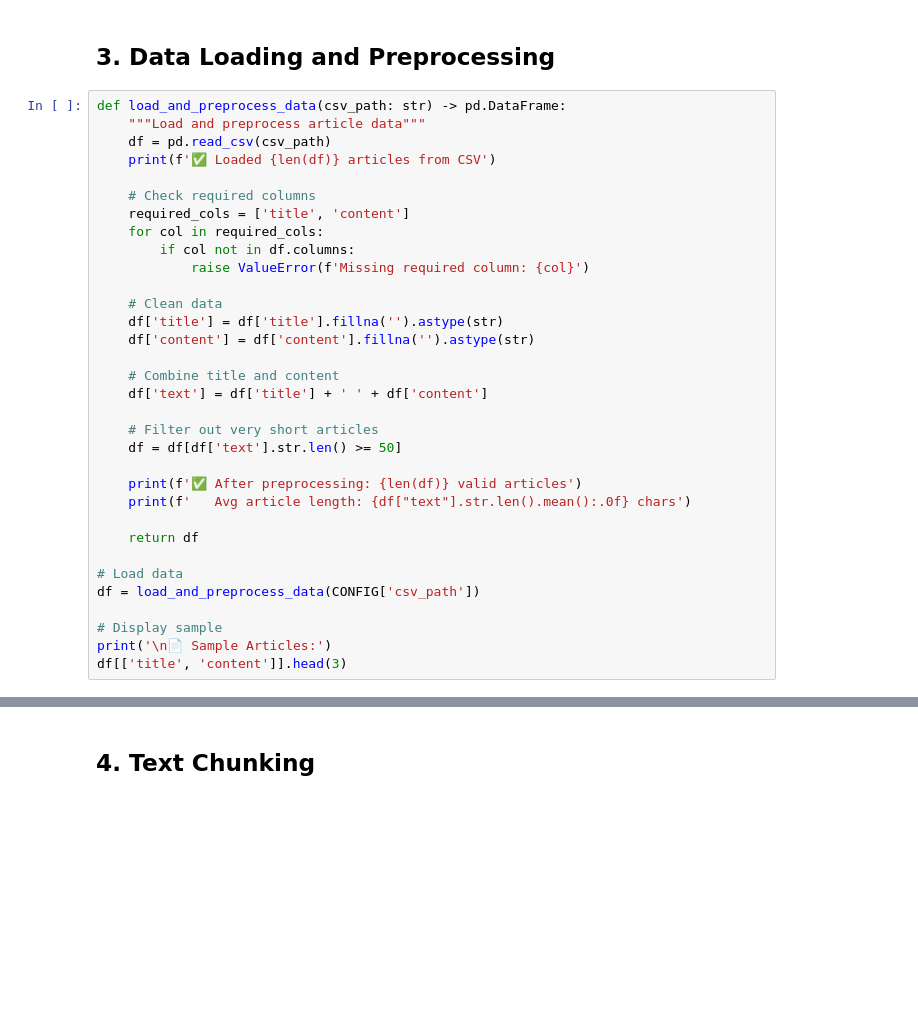
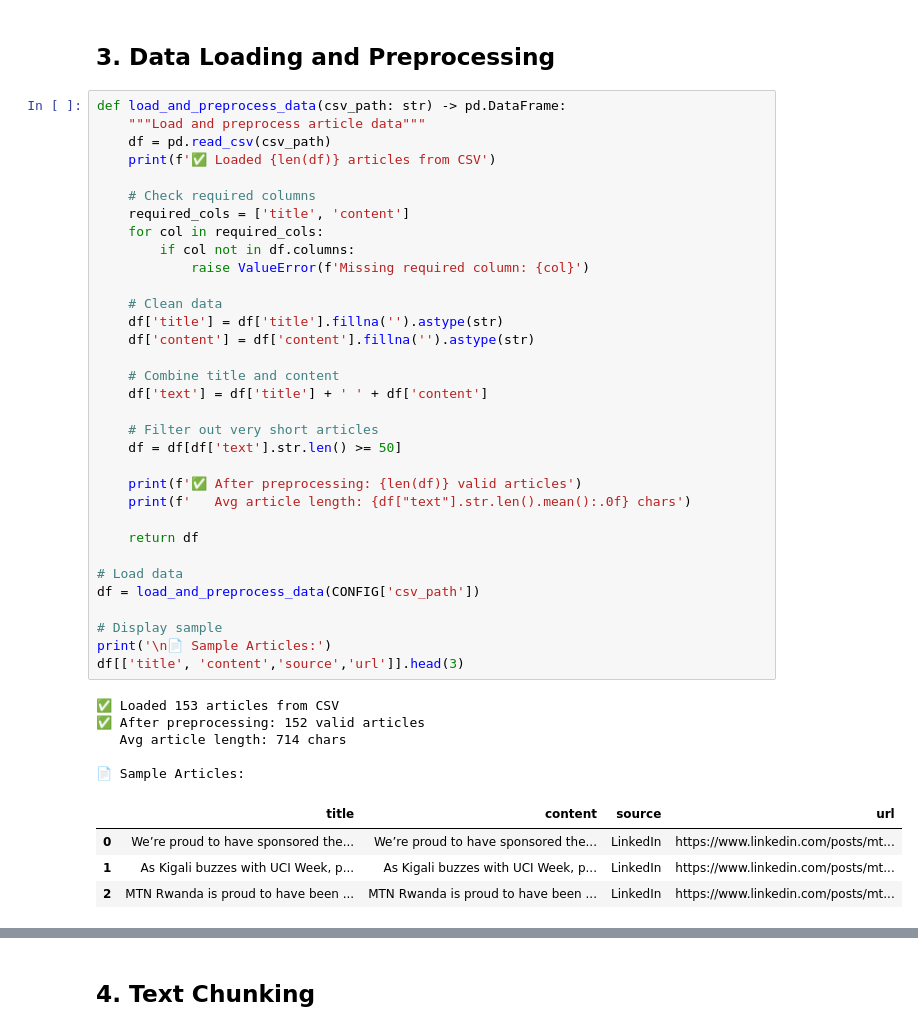
Before and after one commit to Samenergy/INSPIRE, a Jupyter notebook: Backend/notebooks/RAG_10Categories_Complete.ipynb, the cells around one changed output, grey strips where cells are left out. Cells and saved outputs as stored; diff of their text form; blank space fills up the shorter version.

```diff
--- a/Backend/notebooks/RAG_10Categories_Complete.ipynb
+++ b/Backend/notebooks/RAG_10Categories_Complete.ipynb
@@ -116,34 +128,44 @@ def load_and_preprocess_data(csv_path: str) -> pd.DataFrame:
     """Load and preprocess article data"""
     df = pd.read_csv(csv_path)
     print(f'✅ Loaded {len(df)} articles from CSV')
 
     # Check required columns
     required_cols = ['title', 'content']
     for col in required_cols:
         if col not in df.columns:
             raise ValueError(f'Missing required column: {col}')
 
     # Clean data
     df['title'] = df['title'].fillna('').astype(str)
     df['content'] = df['content'].fillna('').astype(str)
 
     # Combine title and content
     df['text'] = df['title'] + ' ' + df['content']
 
     # Filter out very short articles
     df = df[df['text'].str.len() >= 50]
 
     print(f'✅ After preprocessing: {len(df)} valid articles')
     print(f'   Avg article length: {df["text"].str.len().mean():.0f} chars')
 
     return df
 
 # Load data
 df = load_and_preprocess_data(CONFIG['csv_path'])
 
 # Display sample
 print('\n📄 Sample Articles:')
-df[['title', 'content']].head(3)
+df[['title', 'content','source','url']].head(3)
+# %% [output]
+✅ Loaded 153 articles from CSV
+✅ After preprocessing: 152 valid articles
+   Avg article length: 714 chars
+
+📄 Sample Articles:
+|  | title | content | source | url |
+| 0 | We’re proud to have sponsored the... | We’re proud to have sponsored the... | LinkedIn | https://www.linkedin.com/posts/mt... |
+| 1 | As Kigali buzzes with UCI Week, p... | As Kigali buzzes with UCI Week, p... | LinkedIn | https://www.linkedin.com/posts/mt... |
+| 2 | MTN Rwanda is proud to have been ... | MTN Rwanda is proud to have been ... | LinkedIn | https://www.linkedin.com/posts/mt... |
 # %%
 # Data statistics and visualization
 print('📊 DATA STATISTICS\n' + '='*60)
```
Also changed, not shown: parts of 22 cells of this notebook, 1 other file.
